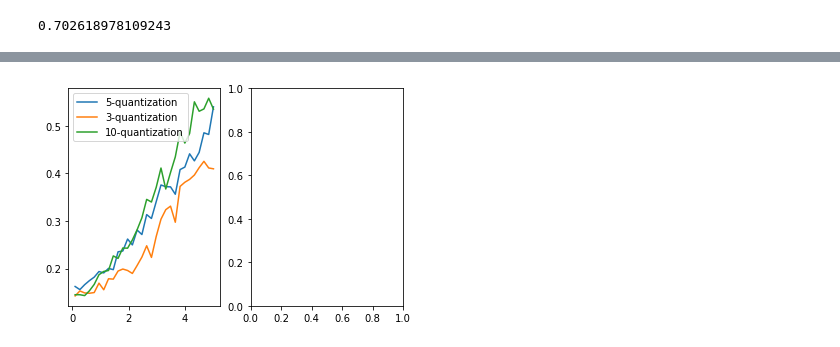
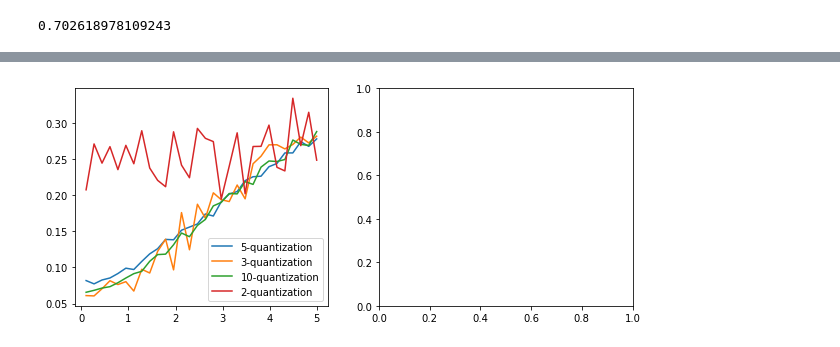
Before and after one commit to fengyuli-dev/debias-recommender, a Jupyter notebook: experiment.ipynb, the cells around one changed output, grey strips where cells are left out. Drawn from its saved outputs; the diff is of its cells as text; code cells hidden in the pictures.

```diff
--- a/experiment.ipynb
+++ b/experiment.ipynb
@@ -72,13 +72,13 @@ for i in range(len(beta)):
     data = Dataset.load_from_df(train_df[['userID', 'itemID', 'rating']], reader)
     trainset = data.build_full_trainset()
 
-    knn = SVD()
+    knn = KNNBasic()
     knn.fit(trainset)
 
     test_df = generate_test_dataframe(R_no_noise)
     testset = Dataset.load_from_df(test_df[['userID', 'itemID', 'rating']], reader).build_full_trainset().build_testset()
     predictions = knn.test(testset)
-    result.append(accuracy.rmse(predictions) / R_no_noise.mean())
+    result.append(accuracy.mae(predictions) / 5)
 
 result_5 = result
 
@@ -96,14 +96,14 @@ for i in range(len(beta)):
         train_df[['userID', 'itemID', 'rating']], reader)
     trainset = data.build_full_trainset()
 
-    knn = SVD()
+    knn = KNNBasic()
     knn.fit(trainset)
 
     test_df = generate_test_dataframe(R_no_noise)
     testset = Dataset.load_from_df(
         test_df[['userID', 'itemID', 'rating']], reader).build_full_trainset().build_testset()
     predictions = knn.test(testset)
-    result.append(accuracy.rmse(predictions) / R_no_noise.mean())
+    result.append(accuracy.mae(predictions) / 3)
 
 result_3 = result
 
@@ -121,14 +121,14 @@ for i in range(len(beta)):
         train_df[['userID', 'itemID', 'rating']], reader)
     trainset = data.build_full_trainset()
 
-    knn = SVD()
+    knn = KNNBasic()
     knn.fit(trainset)
 
     test_df = generate_test_dataframe(R_no_noise)
     testset = Dataset.load_from_df(
         test_df[['userID', 'itemID', 'rating']], reader).build_full_trainset().build_testset()
     predictions = knn.test(testset)
-    result.append(accuracy.rmse(predictions) / R_no_noise.mean())
+    result.append(accuracy.mae(predictions) / 10)
 
 result_10 = result
 # %% [output]
@@ -151,0 +152,25 @@ RMSE: 3.0130
+# %%
+result = []
+
+for i in range(len(beta)):
+    truth = generate_ground_truth_matrix(
+        (1000, 1000), environment='latent-static-v1')
+    users, items, ratings, P, R, R_no_noise = ground_truth_matrix_to_dataset(
+        truth, quantization='binary', bias='full underlying', beta=beta[i])
+    train_df = to_dataframe(ratings)
+
+    reader = Reader(rating_scale=(1, 2))
+    data = Dataset.load_from_df(
+        train_df[['userID', 'itemID', 'rating']], reader)
+    trainset = data.build_full_trainset()
+
+    knn = KNNBasic()
+    knn.fit(trainset)
+
+    test_df = generate_test_dataframe(R_no_noise)
+    testset = Dataset.load_from_df(
+        test_df[['userID', 'itemID', 'rating']], reader).build_full_trainset().build_testset()
+    predictions = knn.test(testset)
+    result.append(accuracy.mae(predictions) / 2)
+
+result_2 = result
@@ -152,9 +195,10 @@ RMSE: 3.0130
 # %%
-fig, axs = plt.subplots(1, 2)
+fig, axs = plt.subplots(1, 2, figsize=(10, 4))
 axs[0].plot(beta, result_5, label='5-quantization')
 axs[0].plot(beta, result_3, label='3-quantization')
 axs[0].plot(beta, result_10, label='10-quantization')
+axs[0].plot(beta, result_2, label='2-quantization')
 axs[0].legend()
 fig.show()
 # %% [output]
-[figure, old version]
+[figure, new version]
```
Also changed, not shown: parts of 2 cells of this notebook, 11 other files.
